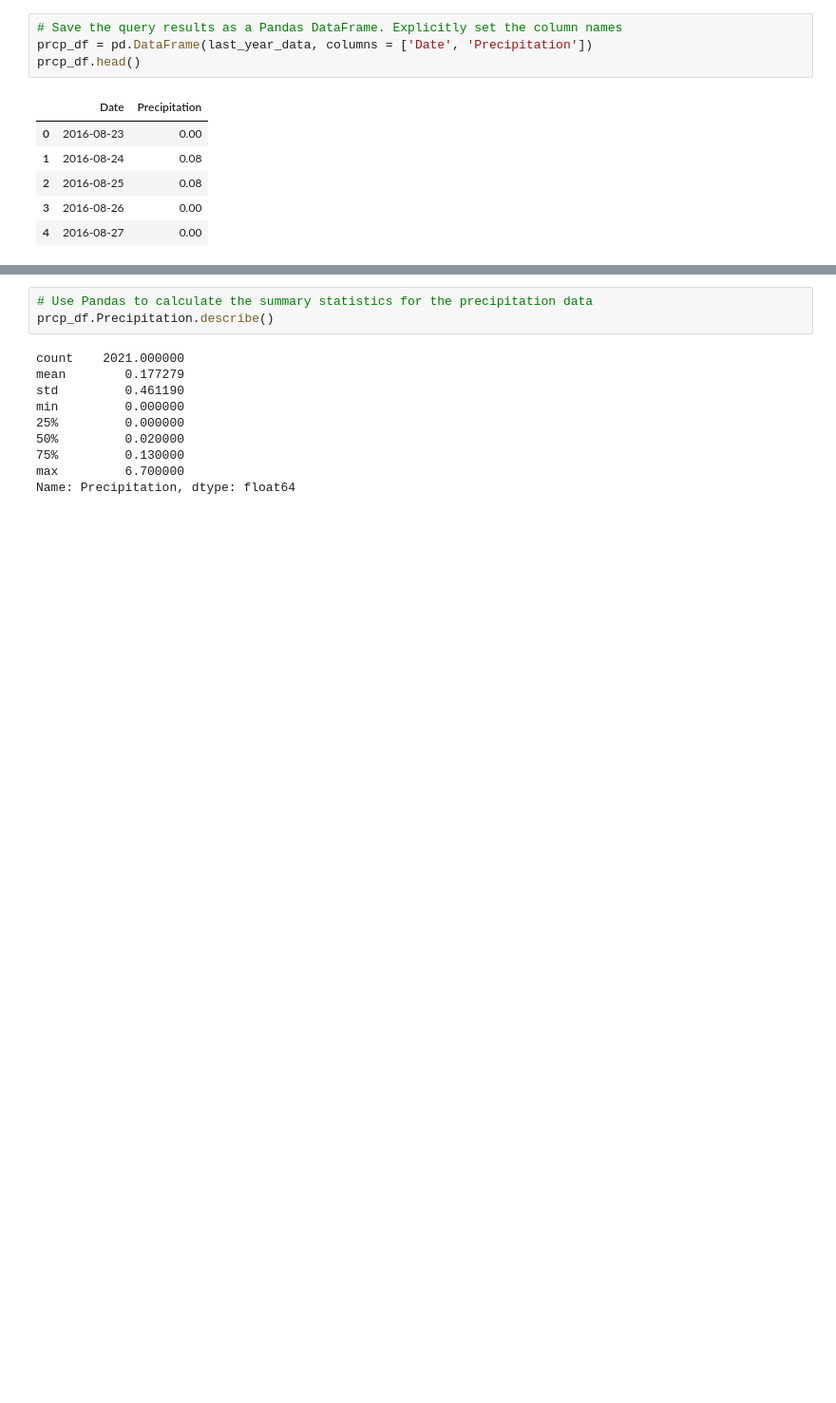
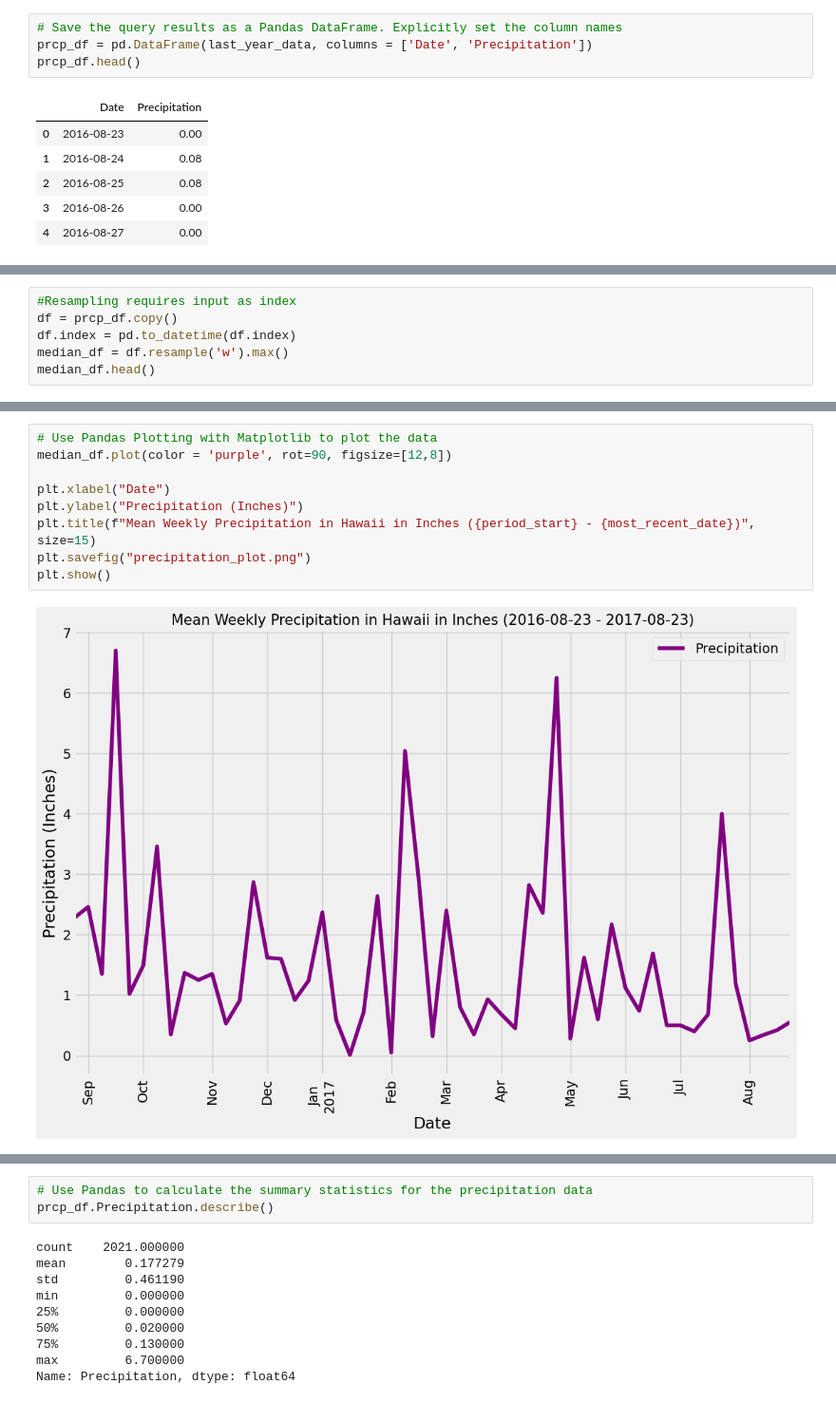
Before and after one commit to ethanwright96/sqlalchemy-challenge, a Jupyter notebook: SurfsUp/main.ipynb, the cells around one changed output, grey strips where cells are left out. Shown: that part at 95% size. Drawn from its saved outputs; the diff is of its cells as text; blank space fills up the shorter version.

```diff
--- a/SurfsUp/main.ipynb
+++ b/SurfsUp/main.ipynb
@@ -106,3 +107,9 @@ plt.savefig("precipitation_plot.png")
 plt.show()
 # %% [output]
 [figure]
+# %%
+#Resampling requires input as index
+df = prcp_df.copy()
+df.index = pd.to_datetime(df.index)
+median_df = df.resample('w').max()
+median_df.head()
@@ -108,0 +124,11 @@ plt.show()
+# %%
+# Use Pandas Plotting with Matplotlib to plot the data
+median_df.plot(color = 'purple', rot=90, figsize=[12,8])
+
+plt.xlabel("Date")
+plt.ylabel("Precipitation (Inches)")
+plt.title(f"Mean Weekly Precipitation in Hawaii in Inches ({period_start} - {most_recent_date})", size=15)
+plt.savefig("precipitation_plot.png")
+plt.show()
+# %% [output]
+[figure, added]
```
Also changed, not shown: parts of 4 cells of this notebook, 2 other files.
